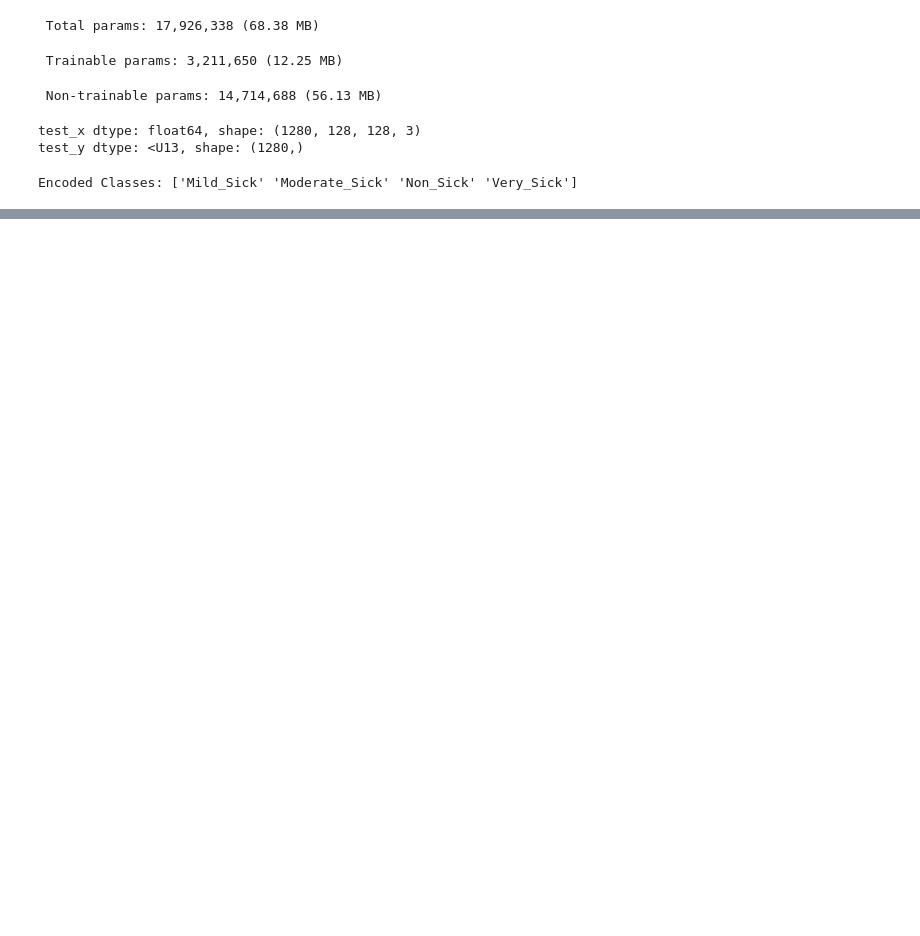
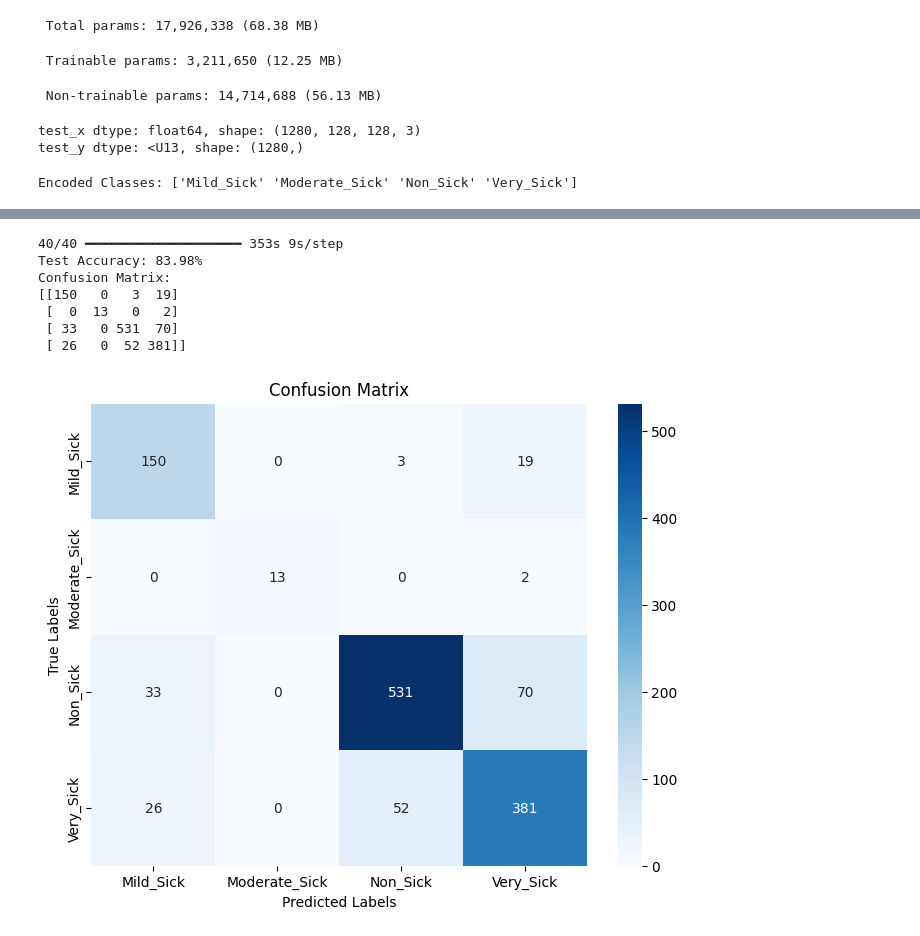
Before and after one commit to MorojMunshi/Lab, a Jupyter notebook: MRI_.ipynb, the cells around one changed output, grey strips where cells are left out. Cells and saved outputs as stored; diff of their text form; code cells hidden in the pictures; blank space fills up the shorter version.

```diff
--- a/MRI_.ipynb
+++ b/MRI_.ipynb
@@ -757,0 +854,68 @@ NameError: name 'model' is not defined
+# %%
+import tensorflow as tf
+from sklearn.metrics import accuracy_score, confusion_matrix, classification_report
+import seaborn as sns
+import matplotlib.pyplot as plt
+import numpy as np
+import pandas as pd
+
+# 1. Load the saved model
+model = tf.keras.models.load_model('/content/vgg16_model.h5')
+
+# 2. Load test data (you already have this in df_val)
+df_val = pd.read_parquet('/content/Test.parquet')
+
+# Define the mapping_dict here, before it's used:
+mapping_dict={
+    0: 'Mild_Sick',
+    1: 'Moderate_Sick',
+    2: 'Non_Sick',
+    3: 'Very_Sick'
+}
+
+# Now you can use mapping_dict:
+df_val['label'] = df_val['label'].map(mapping_dict)
+
+# Function to load image from bytes
+def load_image_from_bytes(image_bytes):
+    image = tf.image.decode_jpeg(image_bytes, channels=3)
+    image = tf.image.resize(image, [150, 150])  # Resize to match VGG16 input
+    image = tf.cast(image, tf.float32) / 255.0
+    return image
+
+# Prepare test data
+test_images = [load_image_from_bytes(row['image']['bytes']) for _, row in df_val.iterrows()]
+test_labels = pd.get_dummies(df_val['label']).values  # One-hot encode labels
+
+test_images = np.array(test_images)
+
+# 3. Get predictions from the model
+predictions = model.predict(test_images)
+predicted_classes = np.argmax(predictions, axis=1)
+
+# 4. Extract true classes
+true_classes = np.argmax(test_labels, axis=1)  # Get true class indices from one-hot encoded labels
+
+# 5. Calculate accuracy
+accuracy = accuracy_score(true_classes, predicted_classes)
+print(f"Test Accuracy: {accuracy * 100:.2f}%")
+
+# 6. Create confusion matrix
+conf_matrix = confusion_matrix(true_classes, predicted_classes)
+print("Confusion Matrix:")
+print(conf_matrix)
+
+# 7. Plot confusion matrix
+plt.figure(figsize=(8, 6))
+sns.heatmap(conf_matrix, annot=True, fmt='d', cmap='Blues',
+            xticklabels=list(mapping_dict.values()),  # Use class names from mapping_dict
+            yticklabels=list(mapping_dict.values()))
+plt.xlabel('Predicted Labels')
+plt.ylabel('True Labels')
+plt.title('Confusion Matrix')
+plt.show()
+
+# 8. Display classification report
+print("Classification Report:")
+print(classification_report(true_classes, predicted_classes, target_names=list(mapping_dict.values())))
+# %% [output]
@@ -757,0 +923,8 @@ NameError: name 'model' is not defined
+40/40 ━━━━━━━━━━━━━━━━━━━━ 353s 9s/step
+Test Accuracy: 83.98%
+Confusion Matrix:
+[[150   0   3  19]
+ [  0  13   0   2]
+ [ 33   0 531  70]
+ [ 26   0  52 381]]
+[figure, added]
```
Also changed, not shown: parts of 26 cells of this notebook.
